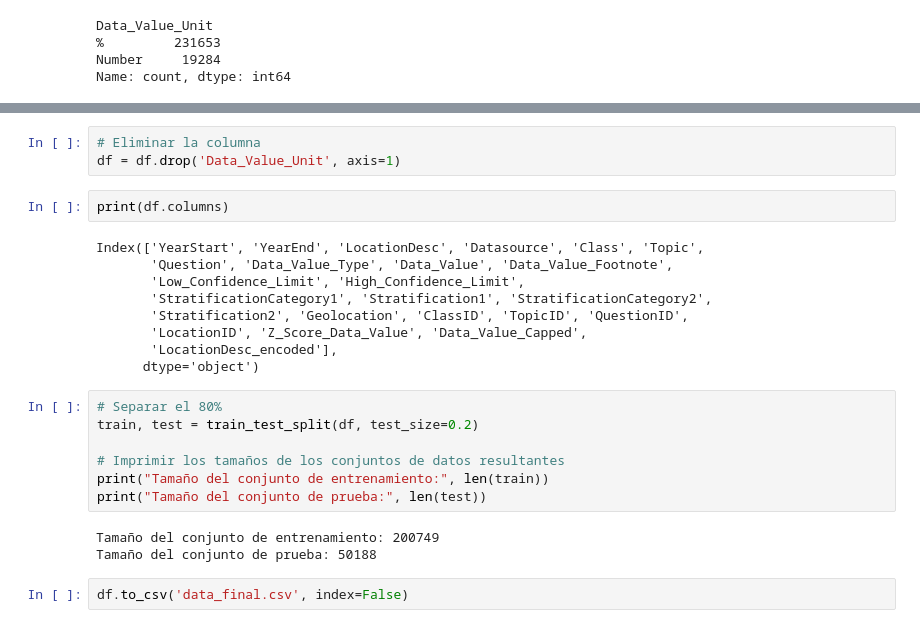
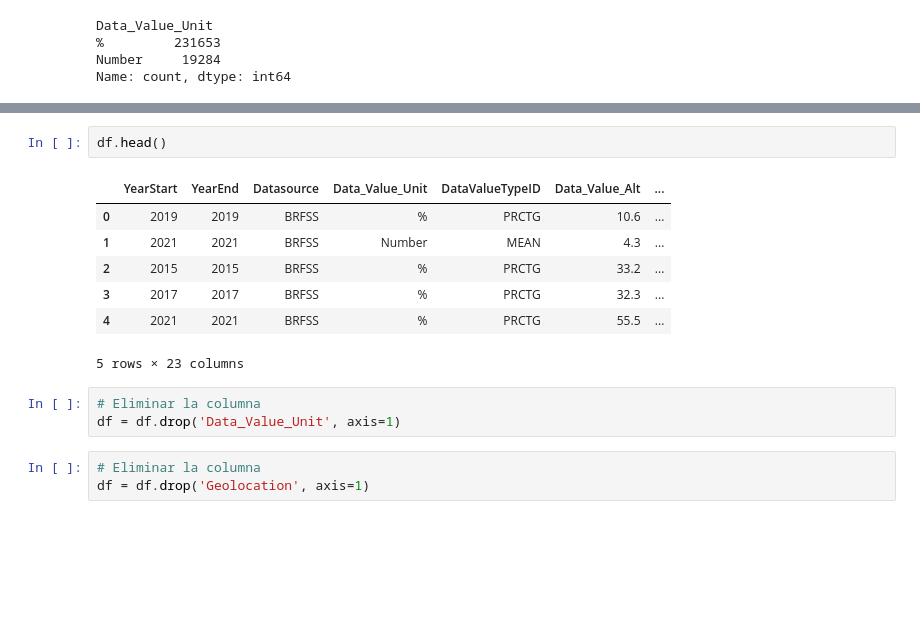
Before and after one commit to Alan1s/AlzheimerClasification, a Jupyter notebook: analisis_data.ipynb, the cells around one changed output, grey strips where cells are left out. Cells and saved outputs as stored; diff of their text form; blank space fills up the shorter version.

```diff
--- a/analisis_data.ipynb
+++ b/analisis_data.ipynb
@@ -689,26 +736,16 @@ Index: []
+# %%
+df.head()
+# %% [output]
+|  | YearStart | YearEnd | Datasource | Data_Value_Unit | DataValueTypeID | Data_Value_Alt | ... |
+| 0 | 2019 | 2019 | BRFSS | % | PRCTG | 10.6 | ... |
+| 1 | 2021 | 2021 | BRFSS | Number | MEAN | 4.3 | ... |
+| 2 | 2015 | 2015 | BRFSS | % | PRCTG | 33.2 | ... |
+| 3 | 2017 | 2017 | BRFSS | % | PRCTG | 32.3 | ... |
+| 4 | 2021 | 2021 | BRFSS | % | PRCTG | 55.5 | ... |
+5 rows × 23 columns
 # %%
 # Eliminar la columna
 df = df.drop('Data_Value_Unit', axis=1)
-# %%
-print(df.columns)
-# %% [output]
-Index(['YearStart', 'YearEnd', 'LocationDesc', 'Datasource', 'Class', 'Topic',
-       'Question', 'Data_Value_Type', 'Data_Value', 'Data_Value_Footnote',
-       'Low_Confidence_Limit', 'High_Confidence_Limit',
-       'StratificationCategory1', 'Stratification1', 'StratificationCategory2',
-       'Stratification2', 'Geolocation', 'ClassID', 'TopicID', 'QuestionID',
-       'LocationID', 'Z_Score_Data_Value', 'Data_Value_Capped',
-       'LocationDesc_encoded'],
-      dtype='object')
-# %%
-# Separar el 80%
-train, test = train_test_split(df, test_size=0.2)
-
-# Imprimir los tamaños de los conjuntos de datos resultantes
-print("Tamaño del conjunto de entrenamiento:", len(train))
-print("Tamaño del conjunto de prueba:", len(test))
-# %% [output]
-Tamaño del conjunto de entrenamiento: 200749
-Tamaño del conjunto de prueba: 50188
-# %%
-df.to_csv('data_final.csv', index=False)
+# %%
+# Eliminar la columna
+df = df.drop('Geolocation', axis=1)
```
Also changed, not shown: parts of 60 cells of this notebook.
